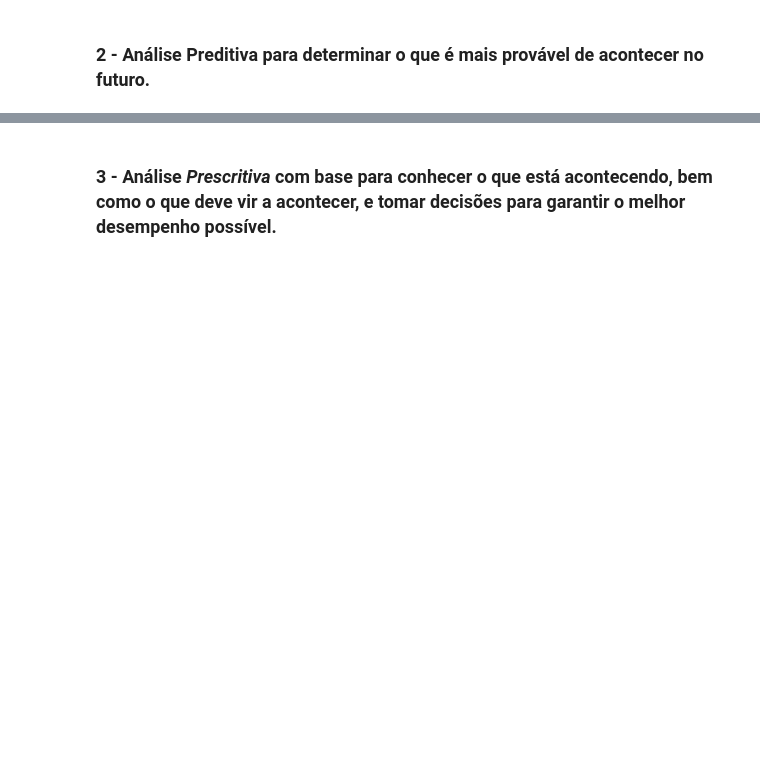
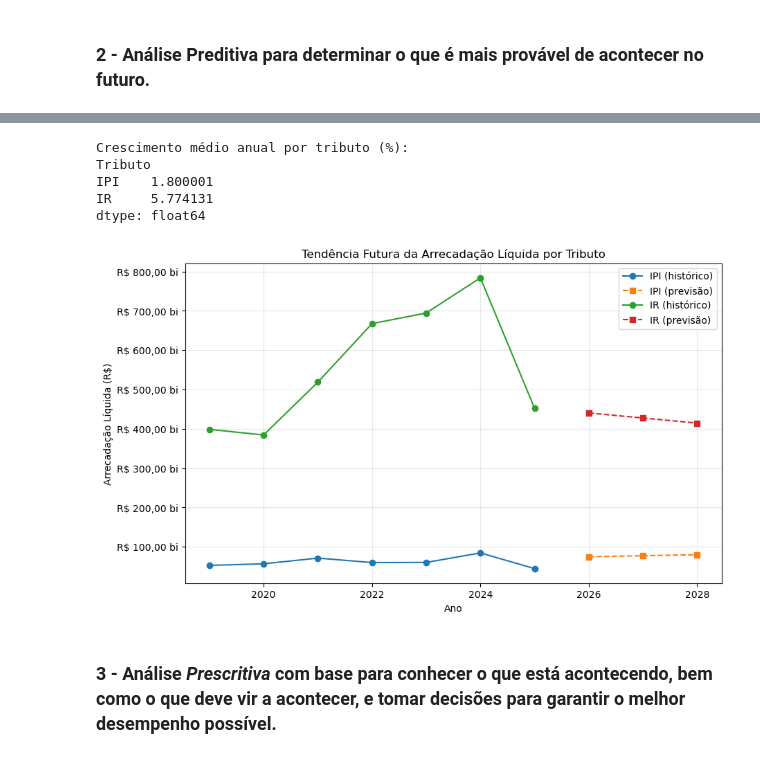
Before and after one commit to TiagoMerc/foco-no-aprendizado-como-Analista-de-Dados, a Jupyter notebook: notebooks/Arrecadação_de_Ir_e_IPI_detalhada.ipynb, the cells around one changed output, grey strips where cells are left out. Cells and saved outputs as stored; diff of their text form; code cells hidden in the pictures; blank space fills up the shorter version.

```diff
--- a/notebooks/Arrecadação_de_Ir_e_IPI_detalhada.ipynb
+++ b/notebooks/Arrecadação_de_Ir_e_IPI_detalhada.ipynb
@@ -190,0 +547,7 @@ plt.show()
+# %%
+# 4. Projeção de arrecadação para próximos anos (milhões, bilhões)
+print("Projeção da arrecadação líquida para os próximos anos (por tributo):")
+for tributo in forecast_df.columns:
+    print(f"\nTributo: {tributo}")
+    for ano, valor in forecast_df[tributo].items():
+        print(f"{ano}: {format_brl_tick(valor, None)}")
@@ -191,2 +566,27 @@ plt.show()
+# %%
+# 5. Comparação entre tributos para identificar tendência
+crescimento = ts.pct_change().mean() * 100
+print("\nCrescimento médio anual por tributo (%):")
+print(crescimento)
+
+# Visualização da tendência futura
+plt.figure(figsize=(10, 6))
+for tributo in ts.columns:
+    plt.plot(ts.index, ts[tributo], label=f"{tributo} (histórico)", marker='o')
+    plt.plot(forecast_df.index, forecast_df[tributo], label=f"{tributo} (previsão)", linestyle='--', marker='s')
+plt.ylabel('Arrecadação Líquida (R$)')
+plt.xlabel('Ano')
+plt.title('Tendência Futura da Arrecadação Líquida por Tributo')
+plt.legend()
+plt.gca().yaxis.set_major_formatter(FuncFormatter(format_brl_tick))
+plt.grid(alpha=0.3)
+plt.show()
+# %% [output]
+Crescimento médio anual por tributo (%):
+Tributo
+IPI    1.800001
+IR     5.774131
+dtype: float64
+[figure, added]
 # %% [markdown]
 ### 3 - Análise *Prescritiva* com base para conhecer o que está acontecendo, bem como o que deve vir a acontecer, e tomar decisões para garantir o melhor desempenho possível.
```
Also changed, not shown: parts of 17 cells of this notebook, 2 other files.
